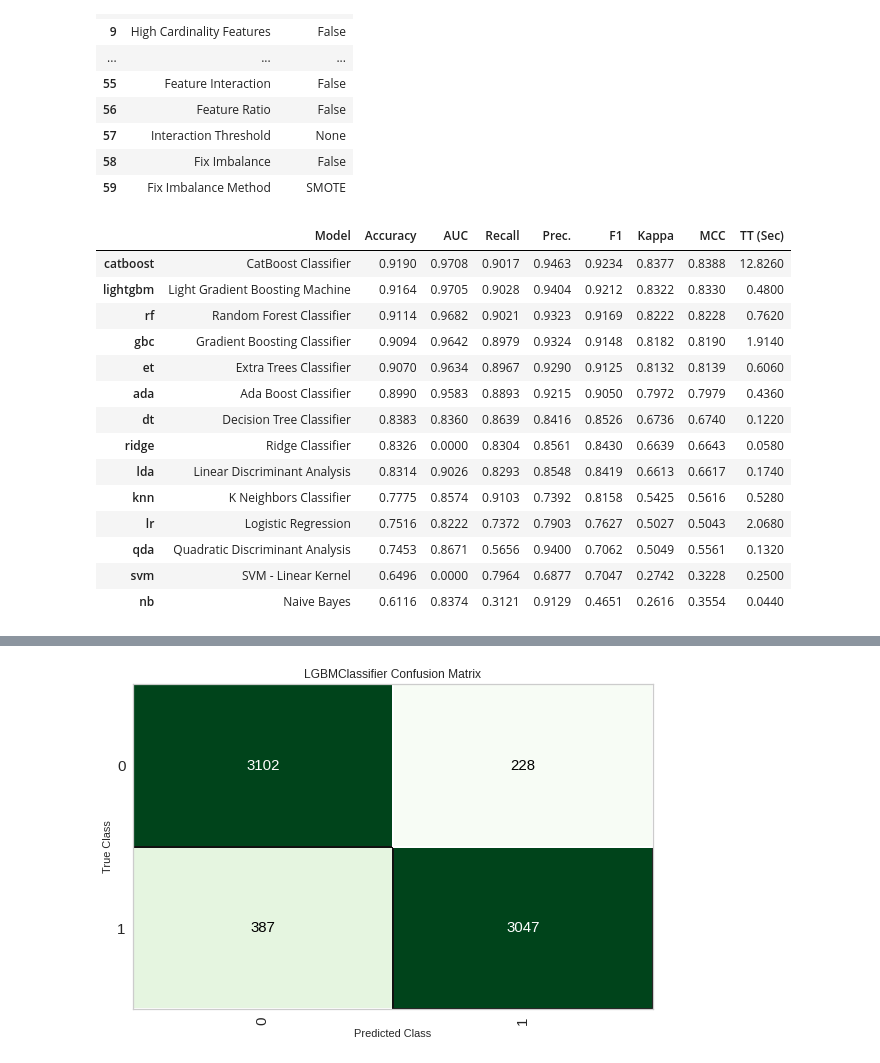
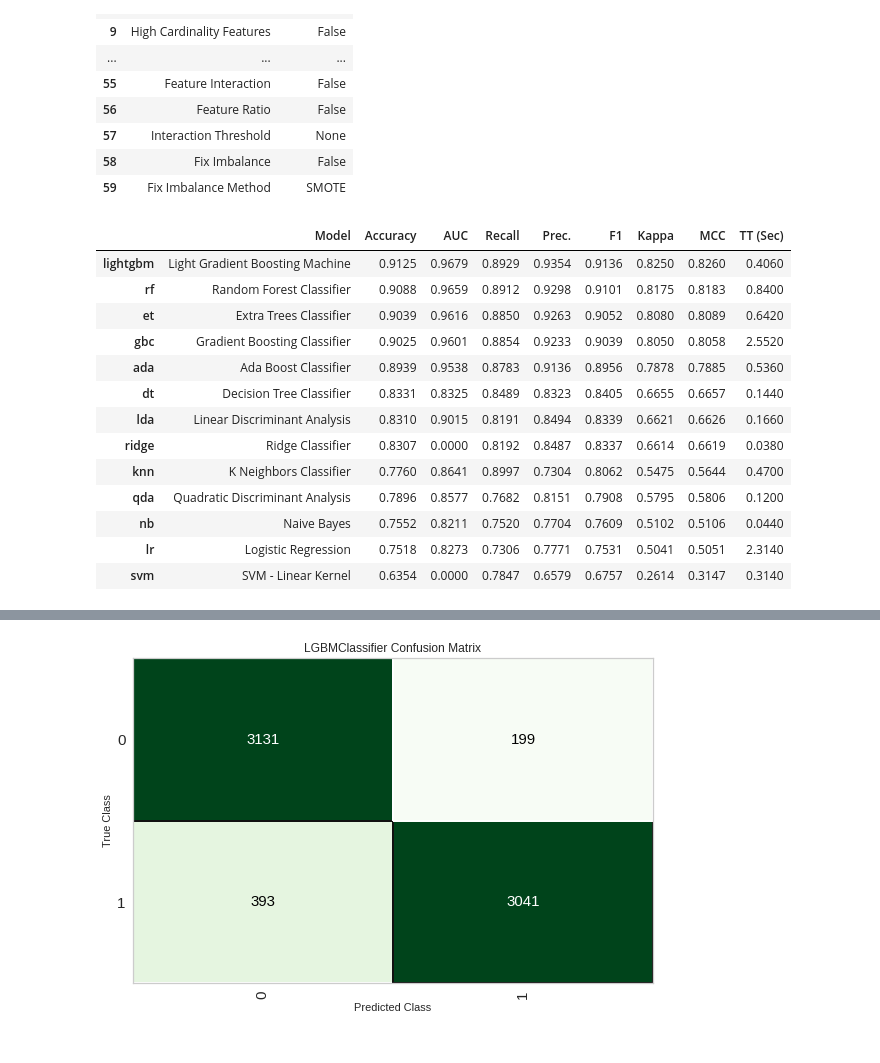
Before and after one commit to MaksonViini/PS-Data-Challenge-2021, a Jupyter notebook: ps_model.ipynb, the cells around one changed output, grey strips where cells are left out. Cells and saved outputs as stored; diff of their text form; code cells hidden in the pictures.

```diff
--- a/ps_model.ipynb
+++ b/ps_model.ipynb
@@ -91,23 +92,22 @@ setup = setup(data=data_resampled, target='y', train_size=0.7,
 | 58 | Fix Imbalance | False |
 | 59 | Fix Imbalance Method | SMOTE |
 # %%
-best_model = compare_models(fold=5, exclude=['xgboost'], sort='F1')
+best_model = compare_models(fold=5, exclude=['xgboost','catboost'], sort='F1')
 # %% [output]
 |  | Model | Accuracy | AUC | Recall | Prec. | F1 | Kappa | MCC | TT (Sec) |
-| catboost | CatBoost Classifier | 0.9190 | 0.9708 | 0.9017 | 0.9463 | 0.9234 | 0.8377 | 0.8388 | 12.8260 |
-| lightgbm | Light Gradient Boosting Machine | 0.9164 | 0.9705 | 0.9028 | 0.9404 | 0.9212 | 0.8322 | 0.8330 | 0.4800 |
-| rf | Random Forest Classifier | 0.9114 | 0.9682 | 0.9021 | 0.9323 | 0.9169 | 0.8222 | 0.8228 | 0.7620 |
-| gbc | Gradient Boosting Classifier | 0.9094 | 0.9642 | 0.8979 | 0.9324 | 0.9148 | 0.8182 | 0.8190 | 1.9140 |
-| et | Extra Trees Classifier | 0.9070 | 0.9634 | 0.8967 | 0.9290 | 0.9125 | 0.8132 | 0.8139 | 0.6060 |
-| ada | Ada Boost Classifier | 0.8990 | 0.9583 | 0.8893 | 0.9215 | 0.9050 | 0.7972 | 0.7979 | 0.4360 |
-| dt | Decision Tree Classifier | 0.8383 | 0.8360 | 0.8639 | 0.8416 | 0.8526 | 0.6736 | 0.6740 | 0.1220 |
-| ridge | Ridge Classifier | 0.8326 | 0.0000 | 0.8304 | 0.8561 | 0.8430 | 0.6639 | 0.6643 | 0.0580 |
-| lda | Linear Discriminant Analysis | 0.8314 | 0.9026 | 0.8293 | 0.8548 | 0.8419 | 0.6613 | 0.6617 | 0.1740 |
-| knn | K Neighbors Classifier | 0.7775 | 0.8574 | 0.9103 | 0.7392 | 0.8158 | 0.5425 | 0.5616 | 0.5280 |
-| lr | Logistic Regression | 0.7516 | 0.8222 | 0.7372 | 0.7903 | 0.7627 | 0.5027 | 0.5043 | 2.0680 |
-| qda | Quadratic Discriminant Analysis | 0.7453 | 0.8671 | 0.5656 | 0.9400 | 0.7062 | 0.5049 | 0.5561 | 0.1320 |
-| svm | SVM - Linear Kernel | 0.6496 | 0.0000 | 0.7964 | 0.6877 | 0.7047 | 0.2742 | 0.3228 | 0.2500 |
-| nb | Naive Bayes | 0.6116 | 0.8374 | 0.3121 | 0.9129 | 0.4651 | 0.2616 | 0.3554 | 0.0440 |
+| lightgbm | Light Gradient Boosting Machine | 0.9125 | 0.9679 | 0.8929 | 0.9354 | 0.9136 | 0.8250 | 0.8260 | 0.4060 |
+| rf | Random Forest Classifier | 0.9088 | 0.9659 | 0.8912 | 0.9298 | 0.9101 | 0.8175 | 0.8183 | 0.8400 |
+| et | Extra Trees Classifier | 0.9039 | 0.9616 | 0.8850 | 0.9263 | 0.9052 | 0.8080 | 0.8089 | 0.6420 |
+| gbc | Gradient Boosting Classifier | 0.9025 | 0.9601 | 0.8854 | 0.9233 | 0.9039 | 0.8050 | 0.8058 | 2.5520 |
+| ada | Ada Boost Classifier | 0.8939 | 0.9538 | 0.8783 | 0.9136 | 0.8956 | 0.7878 | 0.7885 | 0.5360 |
+| dt | Decision Tree Classifier | 0.8331 | 0.8325 | 0.8489 | 0.8323 | 0.8405 | 0.6655 | 0.6657 | 0.1440 |
+| lda | Linear Discriminant Analysis | 0.8310 | 0.9015 | 0.8191 | 0.8494 | 0.8339 | 0.6621 | 0.6626 | 0.1660 |
+| ridge | Ridge Classifier | 0.8307 | 0.0000 | 0.8192 | 0.8487 | 0.8337 | 0.6614 | 0.6619 | 0.0380 |
+| knn | K Neighbors Classifier | 0.7760 | 0.8641 | 0.8997 | 0.7304 | 0.8062 | 0.5475 | 0.5644 | 0.4700 |
+| qda | Quadratic Discriminant Analysis | 0.7896 | 0.8577 | 0.7682 | 0.8151 | 0.7908 | 0.5795 | 0.5806 | 0.1200 |
+| nb | Naive Bayes | 0.7552 | 0.8211 | 0.7520 | 0.7704 | 0.7609 | 0.5102 | 0.5106 | 0.0440 |
+| lr | Logistic Regression | 0.7518 | 0.8273 | 0.7306 | 0.7771 | 0.7531 | 0.5041 | 0.5051 | 2.3140 |
+| svm | SVM - Linear Kernel | 0.6354 | 0.0000 | 0.7847 | 0.6579 | 0.6757 | 0.2614 | 0.3147 | 0.3140 |
 # %%
 model = create_model('lightgbm', fold=10)
 # %% [output]
```
Also changed, not shown: parts of 7 cells of this notebook, 3 other files.
